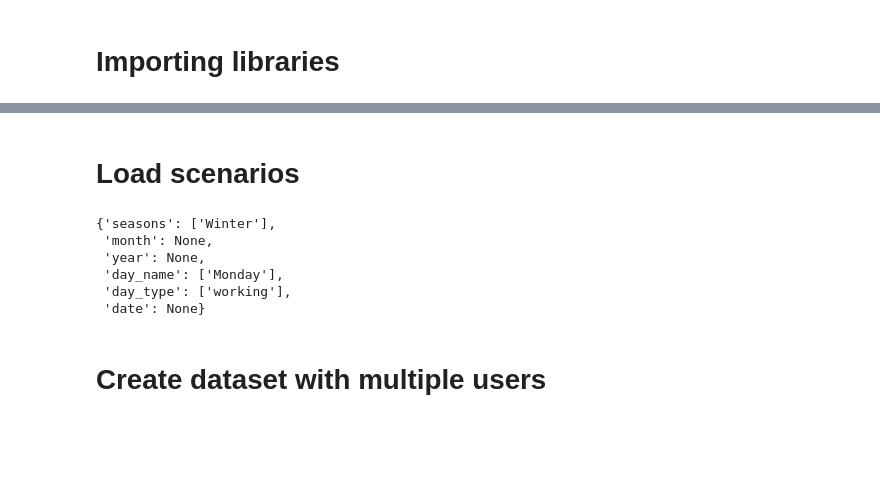
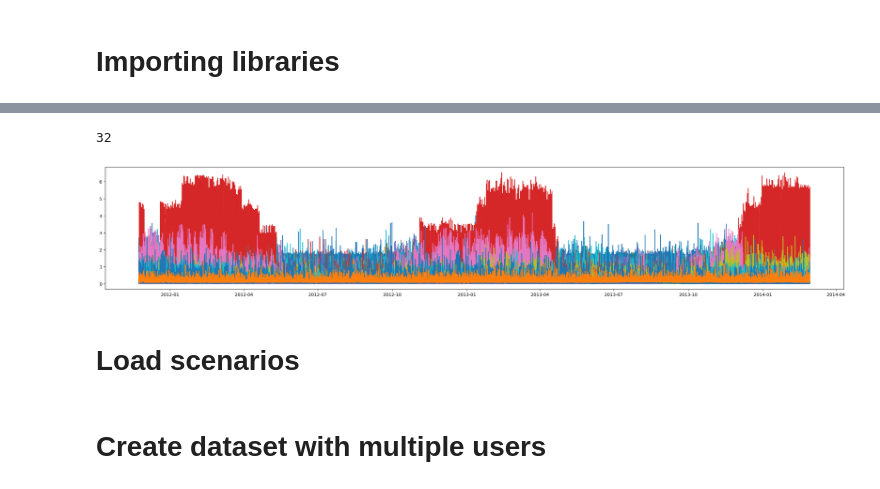
Before and after one commit to jlara6/OpenPy-TS-Clu, a Jupyter notebook: main_clu.ipynb, the cells around one changed output, grey strips where cells are left out. Drawn from its saved outputs; the diff is of its cells as text; code cells hidden in the pictures; blank space fills up the shorter version.

```diff
--- a/main_clu.ipynb
+++ b/main_clu.ipynb
@@ -5,0 +8,2 @@ import matplotlib.pyplot as plt
+# %%
+dataset = example()
@@ -6,3 +30,13 @@ import matplotlib.pyplot as plt
+# %%
+len(dataset.LCLid.unique())
+# %% [output]
+32
+# %%
+for i in dataset.LCLid.unique():
+    plt.plot(dataset[dataset.LCLid == i]['energy(kWh/hh)'], label=i)
+plt.rcParams["figure.figsize"] = (20,5)
+# %% [output]
+[figure, added]
 # %% [markdown]
 # Load scenarios
 # %%
@@ -12,15 +46,6 @@ dict_sce['seasons'] = ['Winter']  # ['Summer', 'Fall', 'Winter', 'Spring']
 # dict_sce['year'] = [2013]  # [2013, 2014, 2015, 2016, 2017, 2018, 2019, 2020, 2021, 2022, 2023, 2024]
 dict_sce['day_name'] = ['Monday']  # ['Monday', 'Tuesday', 'Wednesday', 'Thursday', 'Friday', 'Saturday', 'Sunday']
 dict_sce['day_type'] = ['working']  # ['working', 'non-working']
-# %%
-dict_sce
-# %% [output]
-{'seasons': ['Winter'],
- 'month': None,
- 'year': None,
- 'day_name': ['Monday'],
- 'day_type': ['working'],
- 'date': None}
 # %% [markdown]
 # Create dataset with multiple users
 # %%
```
Also changed, not shown: parts of 29 cells of this notebook, 3 other files.
